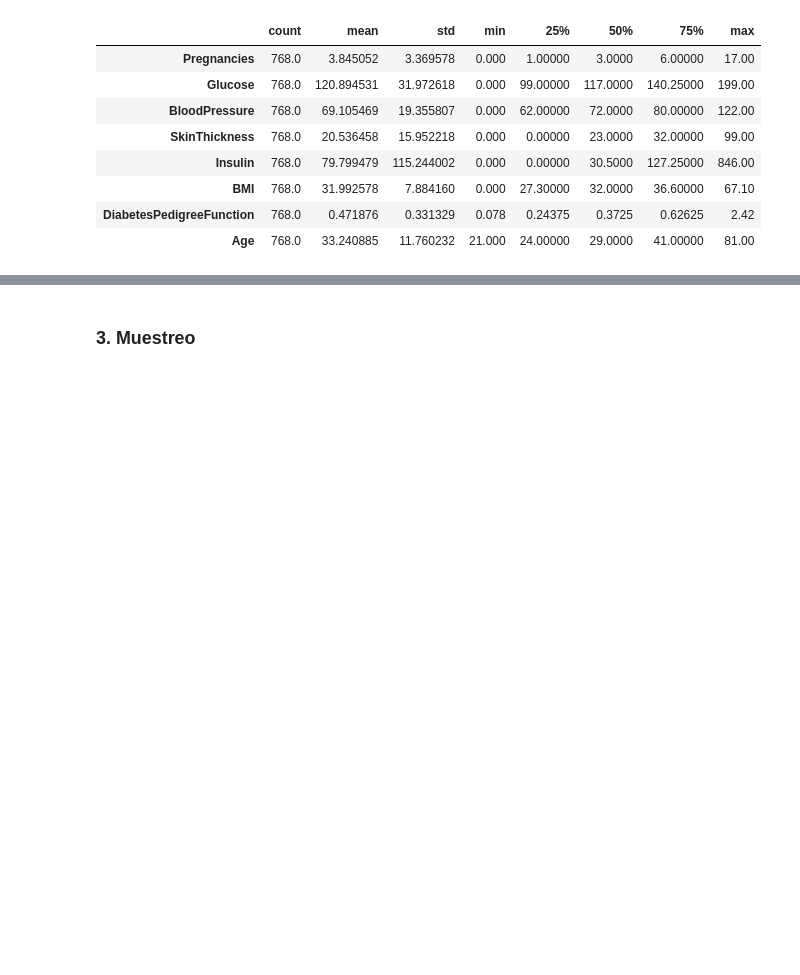
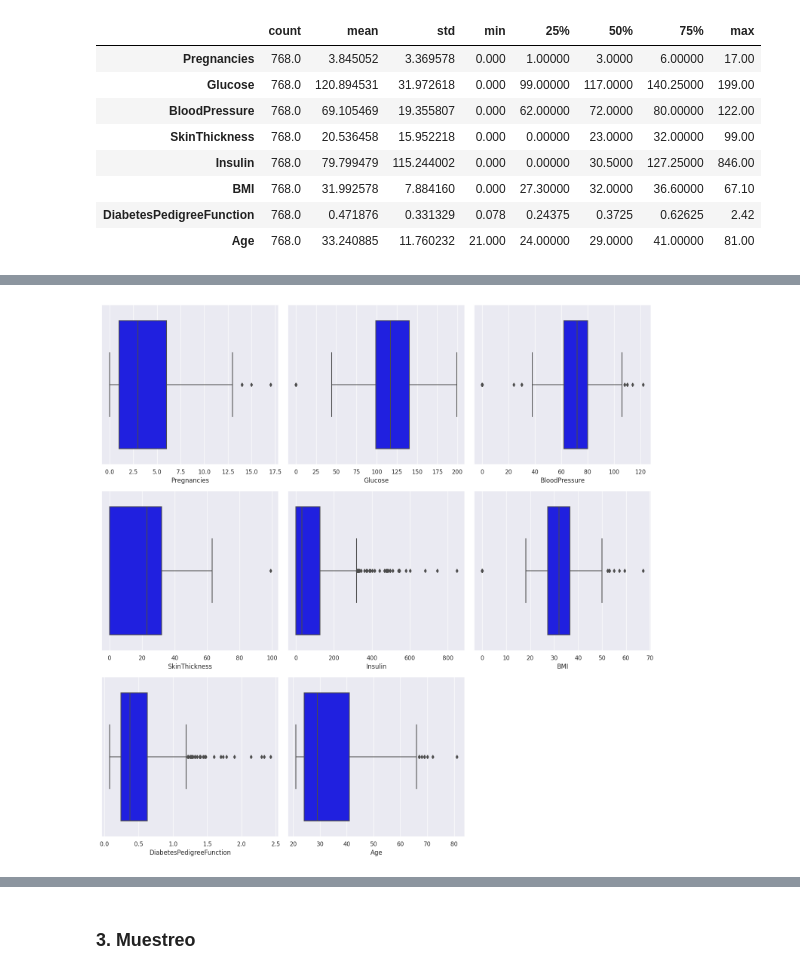
Before and after one commit to davidagapitoq/data_science_for_business_2023, a Jupyter notebook: Supervised_models/KNN/Diabetes_prediction.ipynb, the cells around one changed output, grey strips where cells are left out. Saved outputs shown, nothing was run; the diff lists cells and outputs as text; code cells hidden in the pictures; blank space fills up the shorter version.

```diff
--- a/Supervised_models/KNN/Diabetes_prediction.ipynb
+++ b/Supervised_models/KNN/Diabetes_prediction.ipynb
@@ -120,5 +120,3 @@ Data columns (total 9 columns):
  8   Outcome                   768 non-null    category
 dtypes: category(1), float64(2), int64(6)
 memory usage: 49.0 KB
-# %%
-data = data.drop_duplicates()
@@ -148,7 +156 @@ array([[<Axes: title={'center': 'Pregnancies'}>,
 [figure]
-# %%
-for i in data.columns:
-    if data[i].dtype != 'category':  # Verificar si la columna es numérica
-        sns.boxplot(x=i, data=data, color='blue')
-        plt.xlabel(i)
-        plt.show()
@@ -163,0 +157,18 @@ for i in data.columns:
+# %%
+### Diagrama de cajas
+num_columns = len(data.columns)
+num_rows = (num_columns + 2) // 3
+fig, axes = plt.subplots(num_rows, 3, figsize=(15, 5 * num_rows))
+for i, column in enumerate(data.columns):
+    if data[column].dtype != 'category':
+        row = i // 3
+        col = i % 3
+        ax = axes[row, col]
+        sns.boxplot(x=column, data=data, color='blue', ax=ax)
+        ax.set_xlabel(column)
+empty_ax = axes[-1, -1]
+empty_ax.axis('off')
+plt.tight_layout()
+plt.show()
+# %% [output]
+[figure, added]
```
Also changed, not shown: parts of 7 cells of this notebook.
